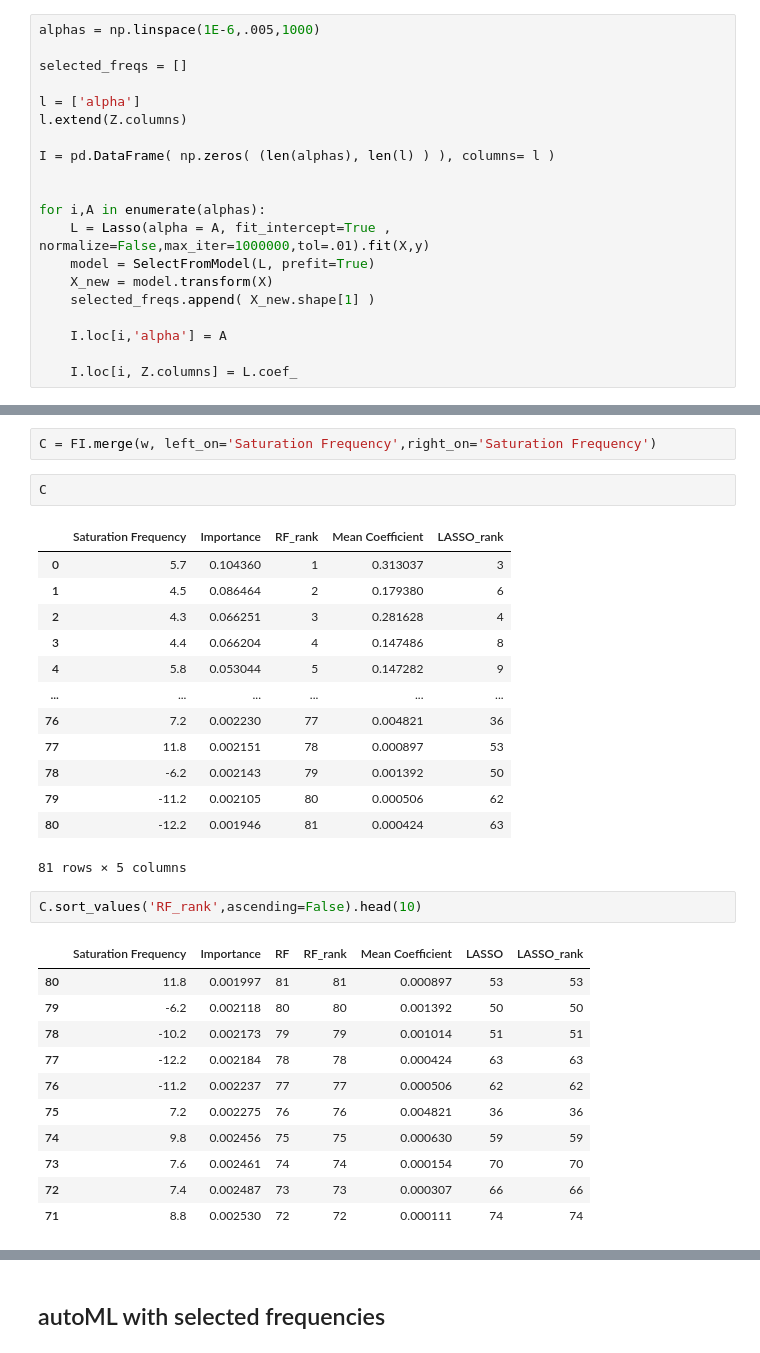
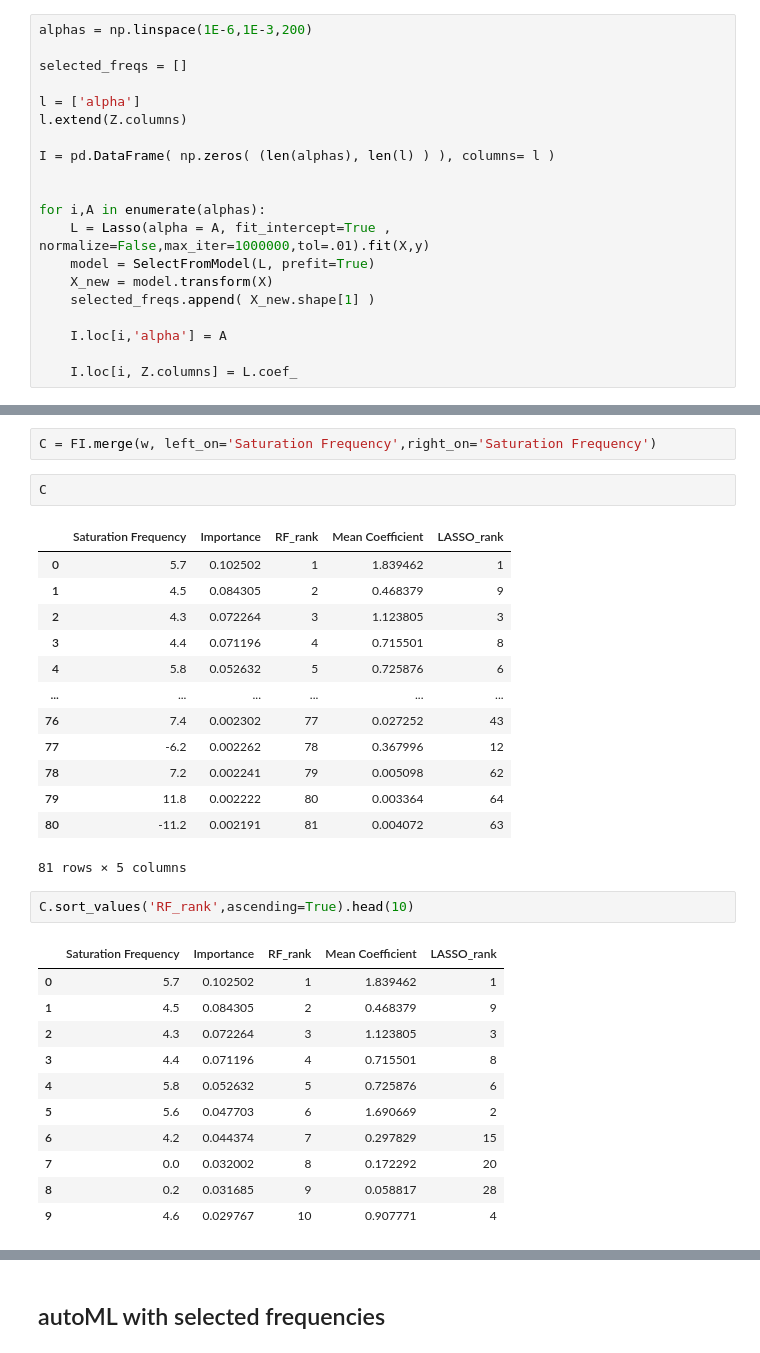
Before and after one commit to JCardenasRdz/acidoCEST_Machine_Learning, a Jupyter notebook: Frequency_selection.ipynb, the cells around one changed output, grey strips where cells are left out. Cells and saved outputs as stored; diff of their text form.

```diff
--- a/Frequency_selection.ipynb
+++ b/Frequency_selection.ipynb
@@ -50,7 +45,7 @@ X.mean().plot()
 X = Z.copy()
 y = acidoCEST_ML.pH
 # %%
-alphas = np.linspace(1E-6,.005,1000)
+alphas = np.linspace(1E-6,1E-3,200)
 
 selected_freqs = []
 
@@ -210,29 +201,29 @@ C = FI.merge(w, left_on='Saturation Frequency',right_on='Saturation Frequency')
 C
 # %% [output]
 |  | Saturation Frequency | Importance | RF_rank | Mean Coefficient | LASSO_rank |
-| 0 | 5.7 | 0.104360 | 1 | 0.313037 | 3 |
-| 1 | 4.5 | 0.086464 | 2 | 0.179380 | 6 |
-| 2 | 4.3 | 0.066251 | 3 | 0.281628 | 4 |
-| 3 | 4.4 | 0.066204 | 4 | 0.147486 | 8 |
-| 4 | 5.8 | 0.053044 | 5 | 0.147282 | 9 |
+| 0 | 5.7 | 0.102502 | 1 | 1.839462 | 1 |
+| 1 | 4.5 | 0.084305 | 2 | 0.468379 | 9 |
+| 2 | 4.3 | 0.072264 | 3 | 1.123805 | 3 |
+| 3 | 4.4 | 0.071196 | 4 | 0.715501 | 8 |
+| 4 | 5.8 | 0.052632 | 5 | 0.725876 | 6 |
 | ... | ... | ... | ... | ... | ... |
-| 76 | 7.2 | 0.002230 | 77 | 0.004821 | 36 |
-| 77 | 11.8 | 0.002151 | 78 | 0.000897 | 53 |
-| 78 | -6.2 | 0.002143 | 79 | 0.001392 | 50 |
-| 79 | -11.2 | 0.002105 | 80 | 0.000506 | 62 |
-| 80 | -12.2 | 0.001946 | 81 | 0.000424 | 63 |
+| 76 | 7.4 | 0.002302 | 77 | 0.027252 | 43 |
+| 77 | -6.2 | 0.002262 | 78 | 0.367996 | 12 |
+| 78 | 7.2 | 0.002241 | 79 | 0.005098 | 62 |
+| 79 | 11.8 | 0.002222 | 80 | 0.003364 | 64 |
+| 80 | -11.2 | 0.002191 | 81 | 0.004072 | 63 |
 81 rows × 5 columns
 # %%
-C.sort_values('RF_rank',ascending=False).head(10)
+C.sort_values('RF_rank',ascending=True).head(10)
 # %% [output]
-|  | Saturation Frequency | Importance | RF | RF_rank | Mean Coefficient | LASSO | LASSO_rank |
-| 80 | 11.8 | 0.001997 | 81 | 81 | 0.000897 | 53 | 53 |
-| 79 | -6.2 | 0.002118 | 80 | 80 | 0.001392 | 50 | 50 |
-| 78 | -10.2 | 0.002173 | 79 | 79 | 0.001014 | 51 | 51 |
-| 77 | -12.2 | 0.002184 | 78 | 78 | 0.000424 | 63 | 63 |
-| 76 | -11.2 | 0.002237 | 77 | 77 | 0.000506 | 62 | 62 |
-| 75 | 7.2 | 0.002275 | 76 | 76 | 0.004821 | 36 | 36 |
-| 74 | 9.8 | 0.002456 | 75 | 75 | 0.000630 | 59 | 59 |
-| 73 | 7.6 | 0.002461 | 74 | 74 | 0.000154 | 70 | 70 |
-| 72 | 7.4 | 0.002487 | 73 | 73 | 0.000307 | 66 | 66 |
-| 71 | 8.8 | 0.002530 | 72 | 72 | 0.000111 | 74 | 74 |
+|  | Saturation Frequency | Importance | RF_rank | Mean Coefficient | LASSO_rank |
+| 0 | 5.7 | 0.102502 | 1 | 1.839462 | 1 |
+| 1 | 4.5 | 0.084305 | 2 | 0.468379 | 9 |
+| 2 | 4.3 | 0.072264 | 3 | 1.123805 | 3 |
+| 3 | 4.4 | 0.071196 | 4 | 0.715501 | 8 |
+| 4 | 5.8 | 0.052632 | 5 | 0.725876 | 6 |
+| 5 | 5.6 | 0.047703 | 6 | 1.690669 | 2 |
+| 6 | 4.2 | 0.044374 | 7 | 0.297829 | 15 |
+| 7 | 0.0 | 0.032002 | 8 | 0.172292 | 20 |
+| 8 | 0.2 | 0.031685 | 9 | 0.058817 | 28 |
+| 9 | 4.6 | 0.029767 | 10 | 0.907771 | 4 |
```
Also changed, not shown: parts of 25 cells of this notebook, 49 other files.
